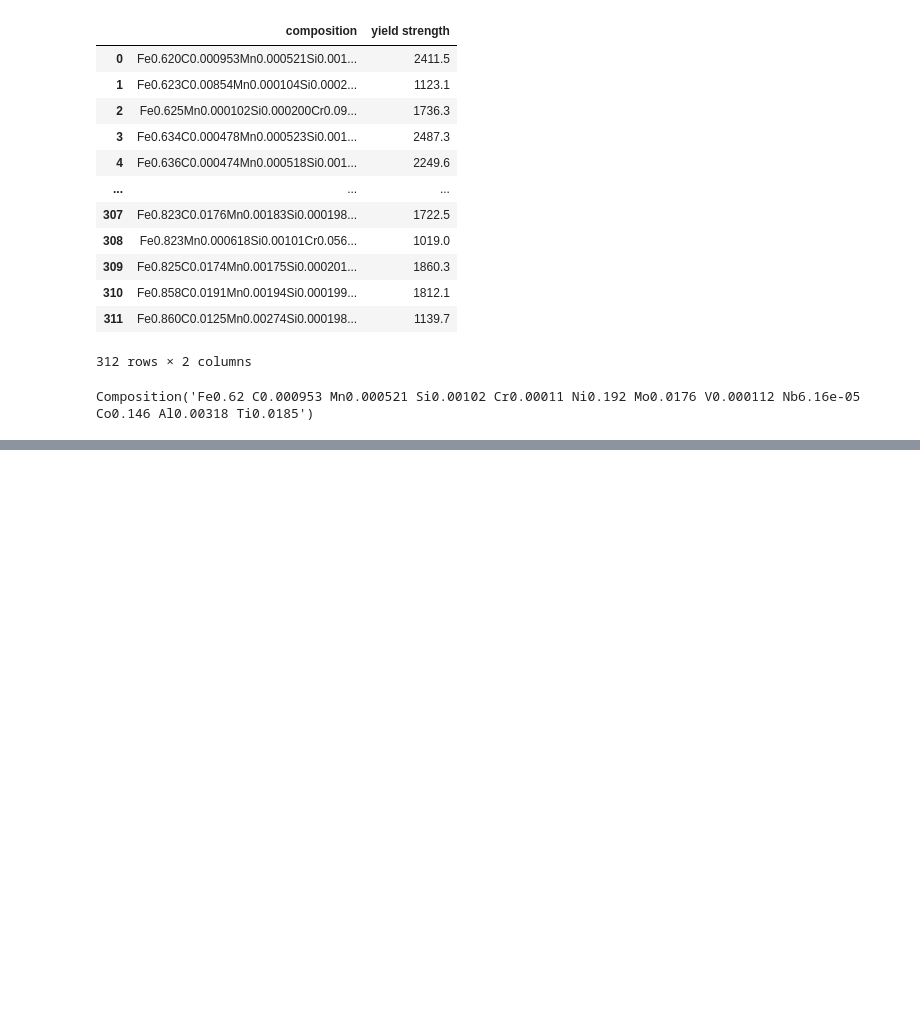
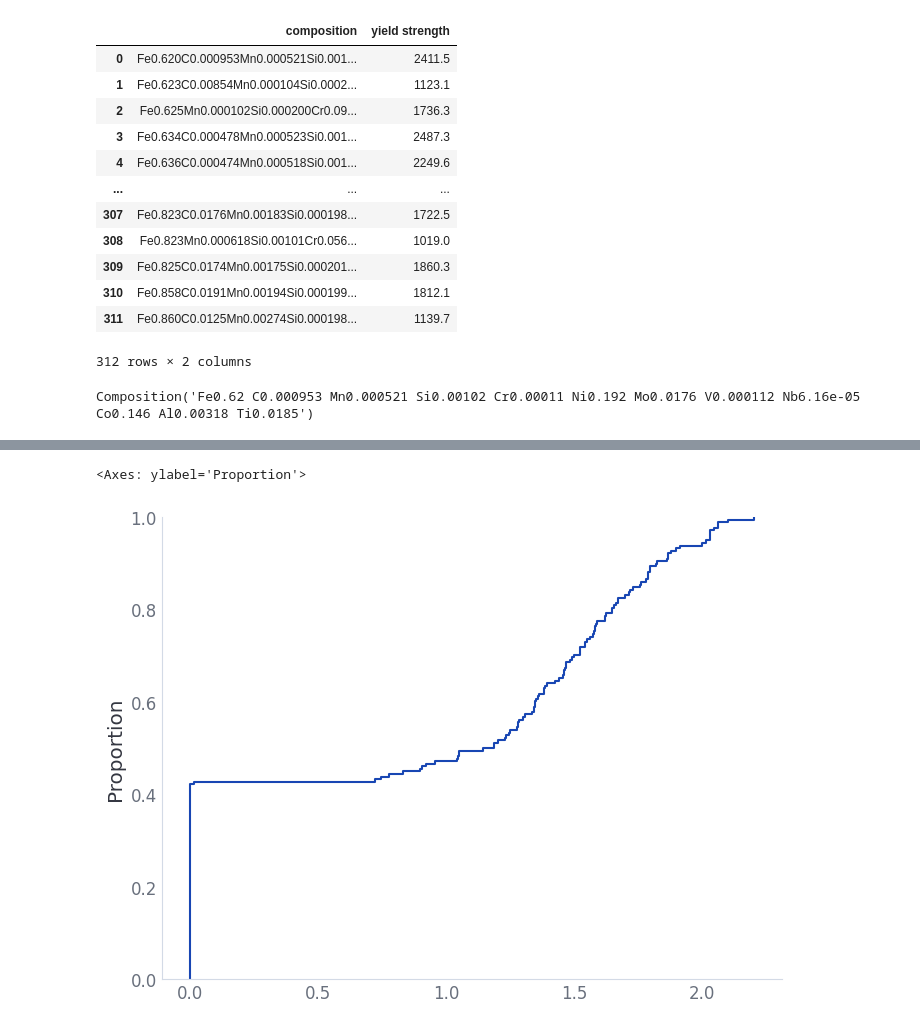
Before and after one commit to nicholas-miklaucic/jax-kan, a Jupyter notebook: kan.ipynb, the cells around one changed output, grey strips where cells are left out. Cells and saved outputs as stored; diff of their text form; code cells hidden in the pictures; blank space fills up the shorter version.

```diff
--- a/kan.ipynb
+++ b/kan.ipynb
@@ -339,0 +174,6 @@ feat_df
+# %%
+feat_z = (feat_df - feat_df.mean()) / (feat_df.std() + 1e-12)
+
+feat_z_iqr = feat_z.agg(lambda x: np.quantile(x, 0.75) - np.quantile(x, 0.25))
+
+feat_z_iqr.sort_values().tail(50)
@@ -339,0 +198,5 @@ feat_df
+# %%
+sns.ecdfplot(feat_z_iqr)
+# %% [output]
+<Axes: ylabel='Proportion'>
+[figure, added]
```
Also changed, not shown: parts of 27 cells of this notebook, 10 other files.
